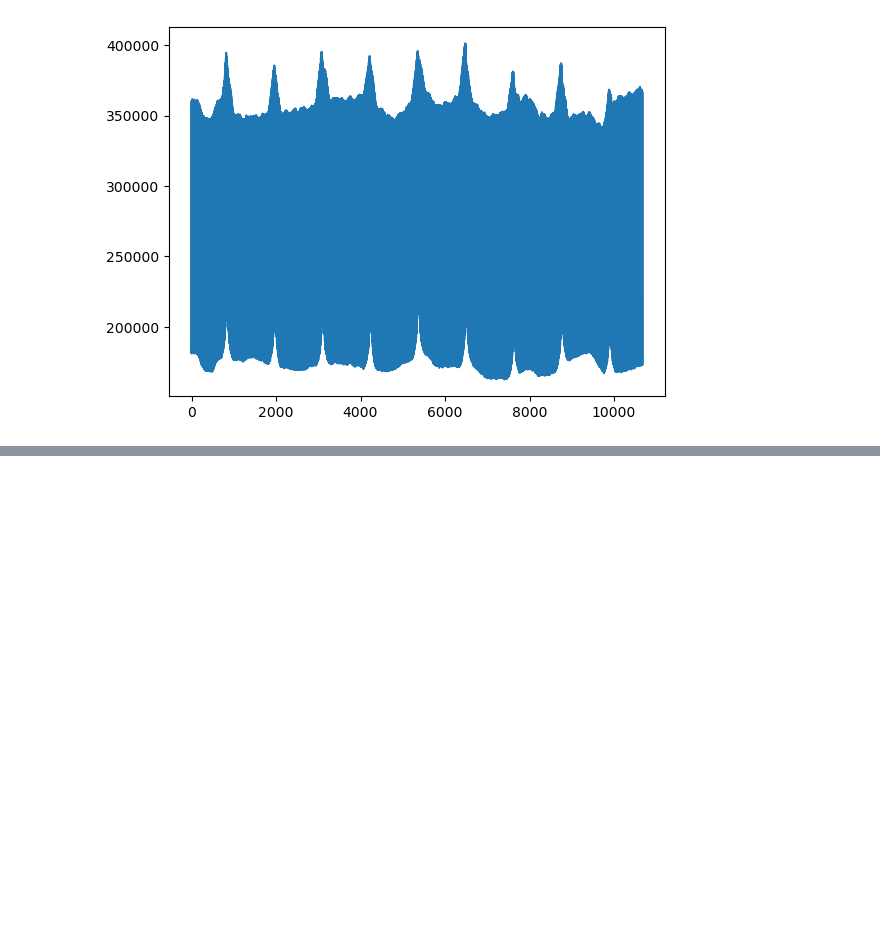
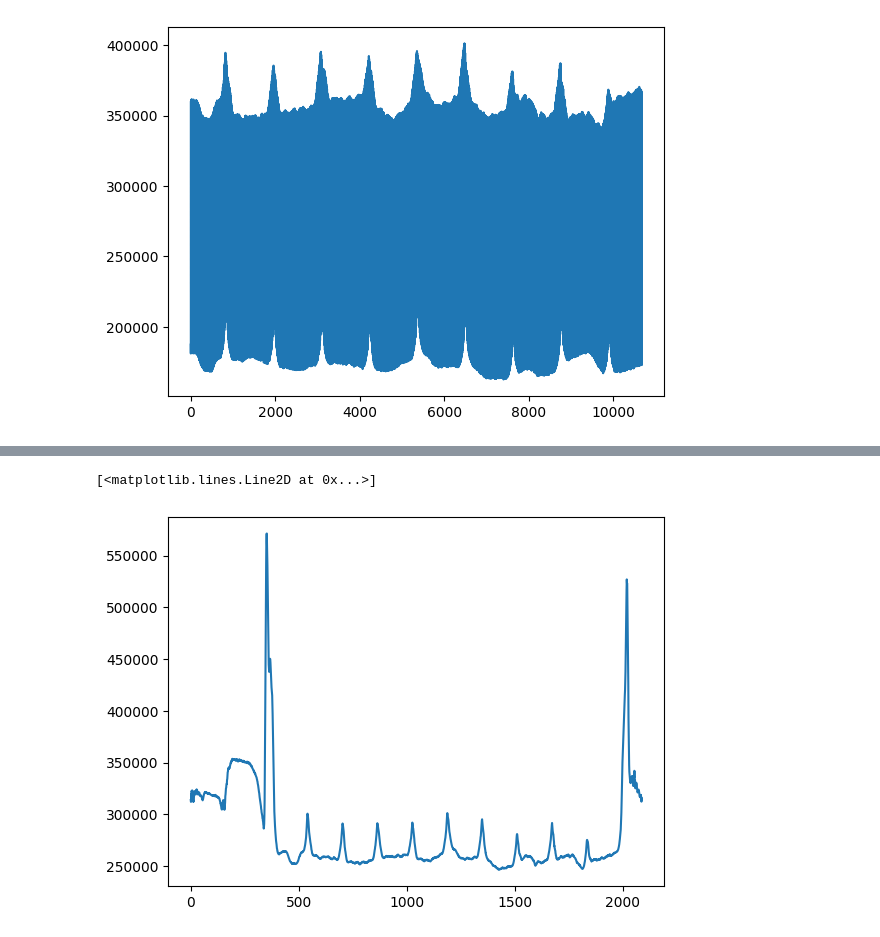
Before and after one commit to JeperoJ/Photoluminescence-scanner, a Jupyter notebook: Software refactor/LIPI_Processing/testing_fps_wrong.ipynb, the cells around one changed output, grey strips where cells are left out. Cells and saved outputs as stored; diff of their text form; code cells hidden in the pictures; blank space fills up the shorter version.

```diff
--- a/Software refactor/LIPI_Processing/testing_fps_wrong.ipynb
+++ b/Software refactor/LIPI_Processing/testing_fps_wrong.ipynb
@@ -169,0 +164,6 @@ plt.plot(peaks_test, test[0][peaks_test], ".r")
+# %%
+#plt.plot(scan_env)
+plt.plot(scan_res)
+# %% [output]
+[<matplotlib.lines.Line2D at 0x...>]
+[figure, added]
```
Also changed, not shown: parts of 11 cells of this notebook, 1 other file.
